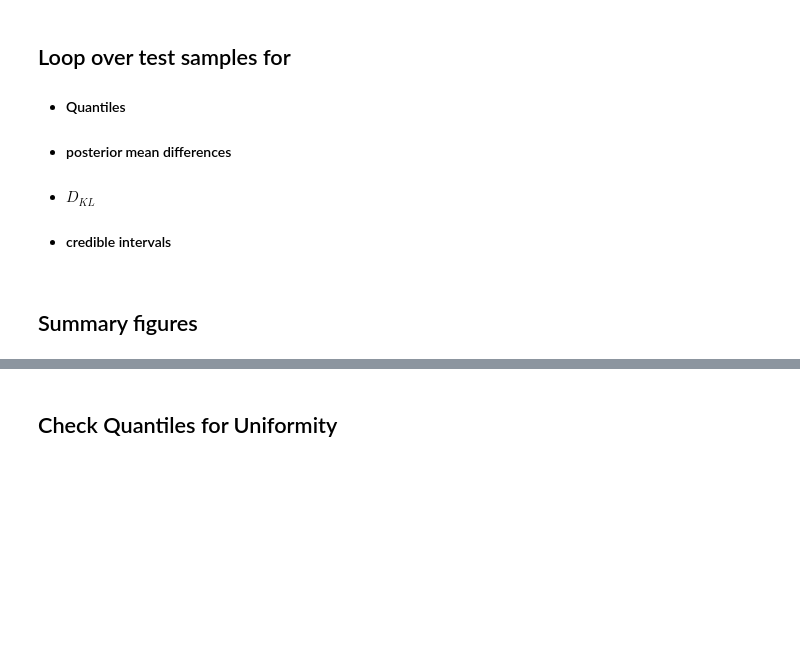
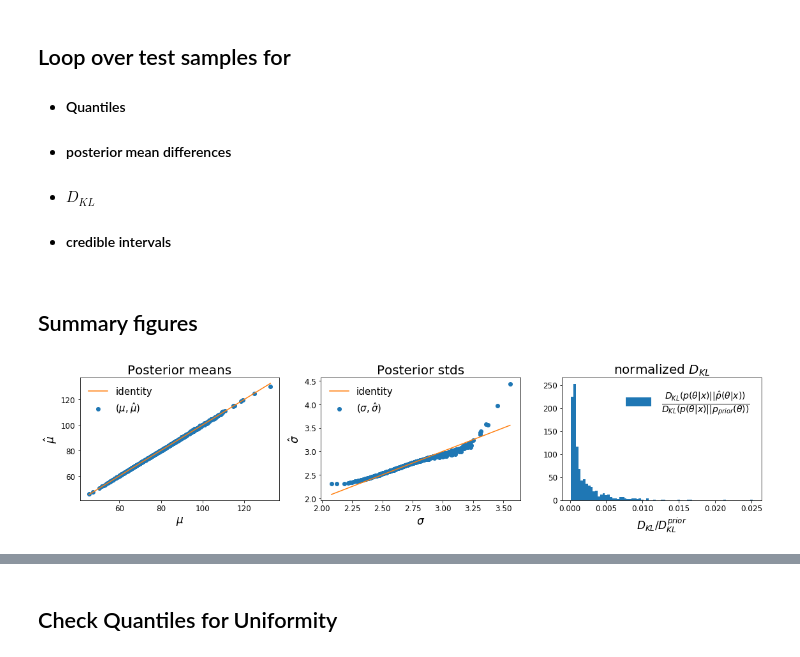
Before and after one commit to janfb/mcabc, a Jupyter notebook: notebooks/ModelComparison_ToyExample_PosteriorChecksPoisson.ipynb, the cells around one changed output, grey strips where cells are left out. Saved outputs shown, nothing was run; the diff lists cells and outputs as text; code cells hidden in the pictures; blank space fills up the shorter version.

Commit message:
update posterior validation figures Poisson. dkl normalization with prior.

```diff
--- a/notebooks/ModelComparison_ToyExample_PosteriorChecksPoisson.ipynb
+++ b/notebooks/ModelComparison_ToyExample_PosteriorChecksPoisson.ipynb
@@ -225,10 +239,8 @@ with tqdm.tqdm(total=ntest) as pbar:
         mus_exact[ii] = post_exact.mean()
         stds_exact[ii] = post_exact.std()
         # DKL ratio
-        # get mle gamma estimate
-        post_mle = poisson_model.get_mle_posterior(10000)
         dkl_baseline = calculate_gamma_dkl(post_exact.kwds['a'], post_exact.kwds['scale'],
-                                          post_mle.kwds['a'], post_mle.kwds['scale'])
+                                          prior_lambda.kwds['a'], prior_lambda.kwds['scale'])
         dkl_ratios[ii] = calculate_dkl(post_exact, post_hat_or) / dkl_baseline
 
         # credible intervals success
@@ -241,3 +253,30 @@ with tqdm.tqdm(total=ntest) as pbar:
         pbar.update()
 # %% [markdown]
 ## Summary figures
+# %%
+fig1, axes = plt.subplots(1, 3, figsize=(16, 4))
+axes[0].scatter(x=mus_exact, y=mus_hat, label=r'$(\mu, \hat{\mu})$')
+axes[0].set_title('Posterior means')
+axes[0].set_xlabel(r'$\mu$')
+axes[0].set_ylabel(r'$\hat{\mu}$')
+line = np.linspace(mus_exact.min(), mus_exact.max(), 100)
+axes[0].plot(line, line, 'C1', label='identity')
+axes[0].legend()
+
+axes[1].scatter(x=stds_exact, y=stds_hat, label=r'$(\sigma, \hat{\sigma})$')
+axes[1].set_title('Posterior stds')
+axes[1].set_xlabel(r'$\sigma$')
+axes[1].set_ylabel(r'$\hat{\sigma}$')
+line = np.linspace(stds_exact.min(), stds_exact.max(), 100)
+axes[1].plot(line, line, 'C1', label='identity')
+axes[1].legend()
+
+axes[2].hist(dkl_ratios, bins='auto',
+            label=r'$\frac{D_{KL}(p(\theta | x)||\hat{p}(\theta | x))}{ D_{KL}(p(\theta | x)||p_{prior}(\theta))}$');
+axes[2].set_title(r'normalized $D_{KL}$')
+axes[2].set_xlabel(r'$D_{KL} / D_{KL}^{prior}$')
+axes[2].legend(fontsize=20)
+
+plt.tight_layout()
+# %% [output]
+[figure, added]
```
Also changed, not shown: parts of 12 cells of this notebook.
